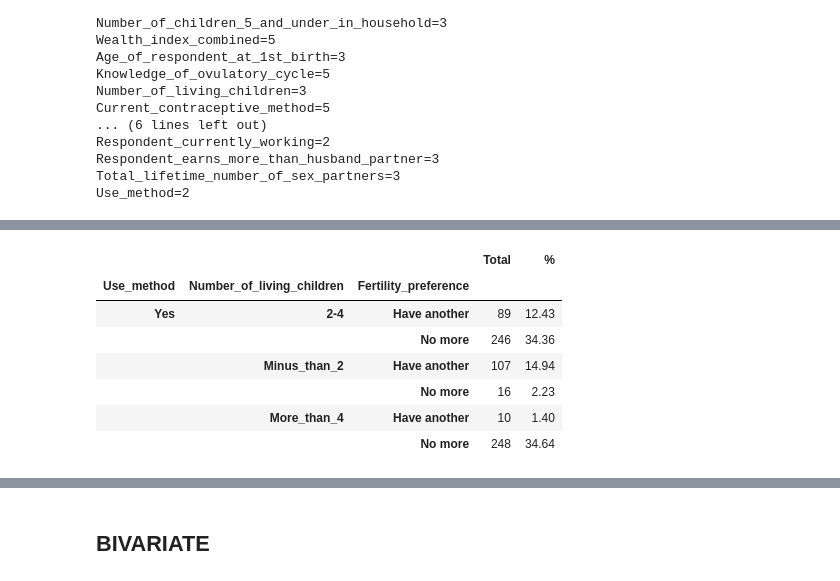
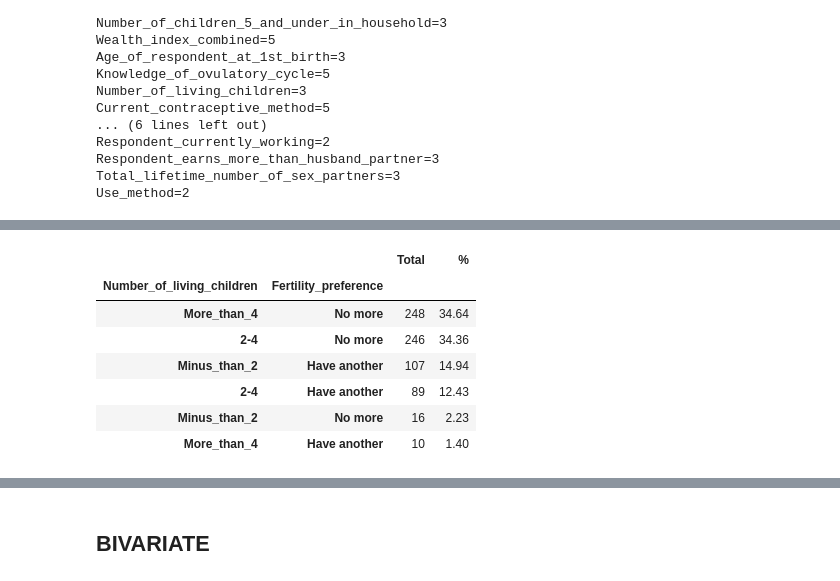
Before and after one commit to MMasson1988/Capstone-s-Project, a Jupyter notebook: Ben_Project.ipynb, the cells around one changed output, grey strips where cells are left out. Cells and saved outputs as stored; diff of their text form; code cells hidden in the pictures.

```diff
--- a/Ben_Project.ipynb
+++ b/Ben_Project.ipynb
@@ -695,15 +829,15 @@ df[select].head()
 # %%
-df1 = df[df['Use_method']=='Yes']
-analiz = df1.groupby(by=['Use_method','Number_of_living_children','Fertility_preference']).size().to_frame()
+Yes = df[df['Use_method']=='Yes']
+analiz = Yes.groupby(by=['Number_of_living_children','Fertility_preference']).size().to_frame()
 analiz.columns = ['Total']
-analiz['%'] = analiz/analiz.Total.sum()*100
-analiz
+analiz['%'] = analiz/Yes.shape[0]*100
+analiz.sort_values(by='Total', ascending=False)
 # %% [output]
-|  |  |  | Total | % |
-| Use_method | Number_of_living_children | Fertility_preference |  |  |
-| Yes | 2-4 | Have another | 89 | 12.43 |
-|  |  | No more | 246 | 34.36 |
-|  | Minus_than_2 | Have another | 107 | 14.94 |
-|  |  | No more | 16 | 2.23 |
-|  | More_than_4 | Have another | 10 | 1.40 |
-|  |  | No more | 248 | 34.64 |
+|  |  | Total | % |
+| Number_of_living_children | Fertility_preference |  |  |
+| More_than_4 | No more | 248 | 34.64 |
+| 2-4 | No more | 246 | 34.36 |
+| Minus_than_2 | Have another | 107 | 14.94 |
+| 2-4 | Have another | 89 | 12.43 |
+| Minus_than_2 | No more | 16 | 2.23 |
+| More_than_4 | Have another | 10 | 1.40 |
```
Also changed, not shown: parts of 86 cells of this notebook.
